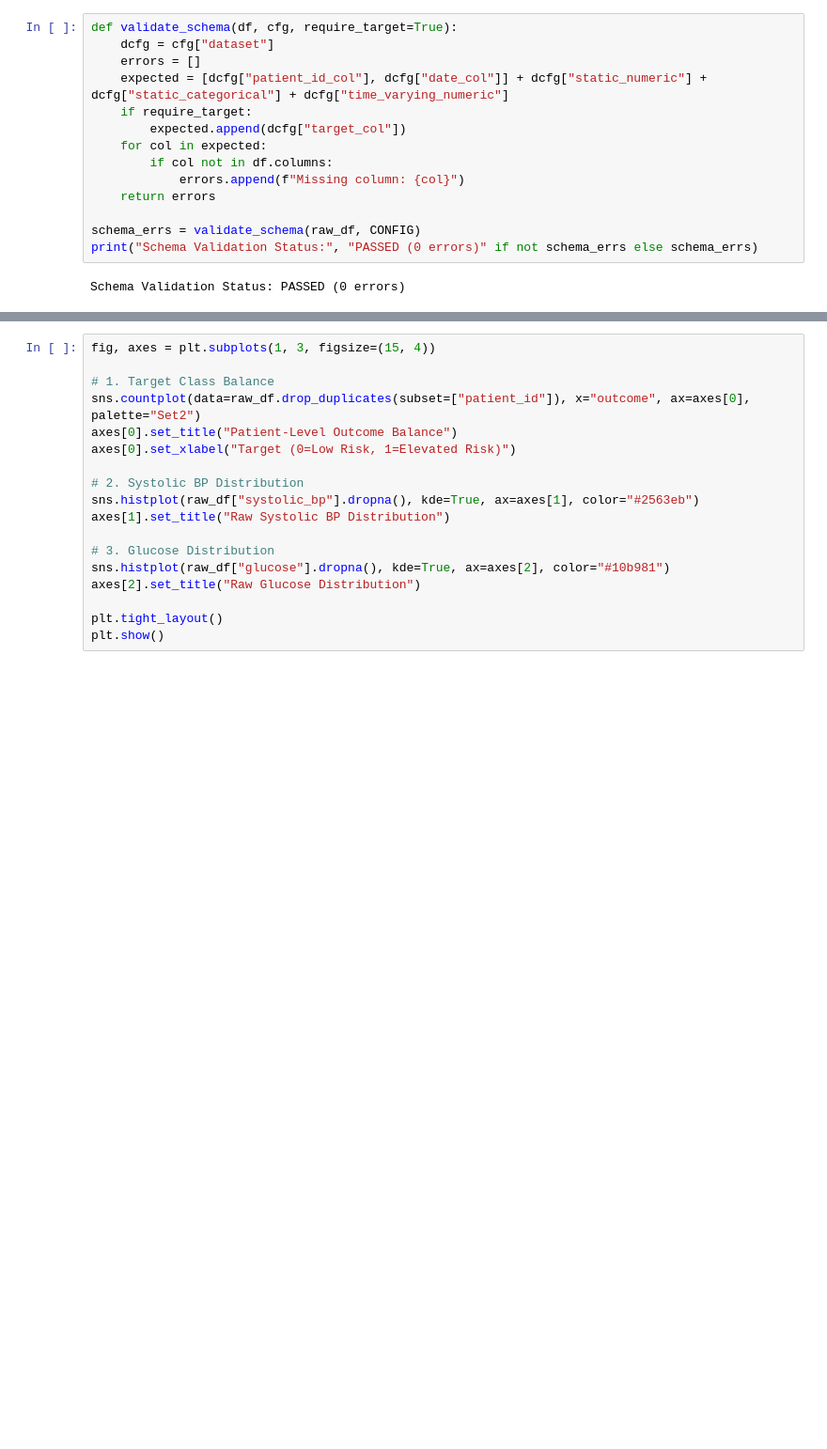
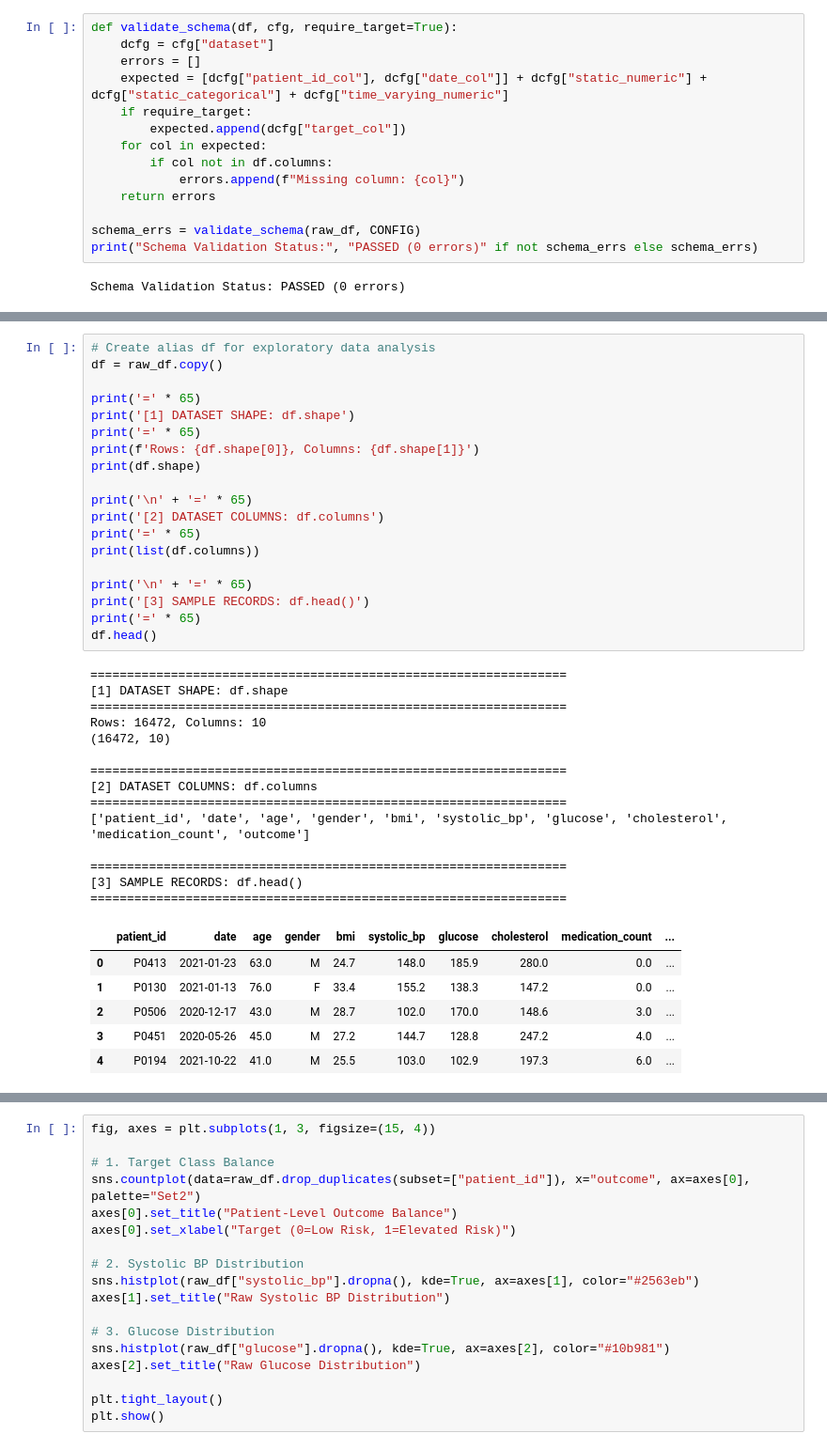
Before and after one commit to Krishna-Jajoo-git/Patient-Risk-Prediction, a Jupyter notebook: notebooks/Patient_Risk_Prediction_Colab.ipynb, the cells around one changed output, grey strips where cells are left out. Shown at 94% size. Drawn from its saved outputs; the diff is of its cells as text; blank space fills up the shorter version.

```diff
--- a/notebooks/Patient_Risk_Prediction_Colab.ipynb
+++ b/notebooks/Patient_Risk_Prediction_Colab.ipynb
@@ -238,0 +250,40 @@ Schema Validation Status: PASSED (0 errors)
+# %%
+# Create alias df for exploratory data analysis
+df = raw_df.copy()
+
+print('=' * 65)
+print('[1] DATASET SHAPE: df.shape')
+print('=' * 65)
+print(f'Rows: {df.shape[0]}, Columns: {df.shape[1]}')
+print(df.shape)
+
+print('\n' + '=' * 65)
+print('[2] DATASET COLUMNS: df.columns')
+print('=' * 65)
+print(list(df.columns))
+
+print('\n' + '=' * 65)
+print('[3] SAMPLE RECORDS: df.head()')
+print('=' * 65)
+df.head()
+# %% [output]
+=================================================================
+[1] DATASET SHAPE: df.shape
+=================================================================
+Rows: 16472, Columns: 10
+(16472, 10)
+
+=================================================================
+[2] DATASET COLUMNS: df.columns
+=================================================================
+['patient_id', 'date', 'age', 'gender', 'bmi', 'systolic_bp', 'glucose', 'cholesterol', 'medication_count', 'outcome']
+
+=================================================================
+[3] SAMPLE RECORDS: df.head()
+=================================================================
+|  | patient_id | date | age | gender | bmi | systolic_bp | glucose | cholesterol | medication_count | ... |
+| 0 | P0413 | 2021-01-23 | 63.0 | M | 24.7 | 148.0 | 185.9 | 280.0 | 0.0 | ... |
+| 1 | P0130 | 2021-01-13 | 76.0 | F | 33.4 | 155.2 | 138.3 | 147.2 | 0.0 | ... |
+| 2 | P0506 | 2020-12-17 | 43.0 | M | 28.7 | 102.0 | 170.0 | 148.6 | 3.0 | ... |
+| 3 | P0451 | 2020-05-26 | 45.0 | M | 27.2 | 144.7 | 128.8 | 247.2 | 4.0 | ... |
+| 4 | P0194 | 2021-10-22 | 41.0 | M | 25.5 | 103.0 | 102.9 | 197.3 | 6.0 | ... |
```
Also changed, not shown: parts of 6 cells of this notebook, 3 other files.
